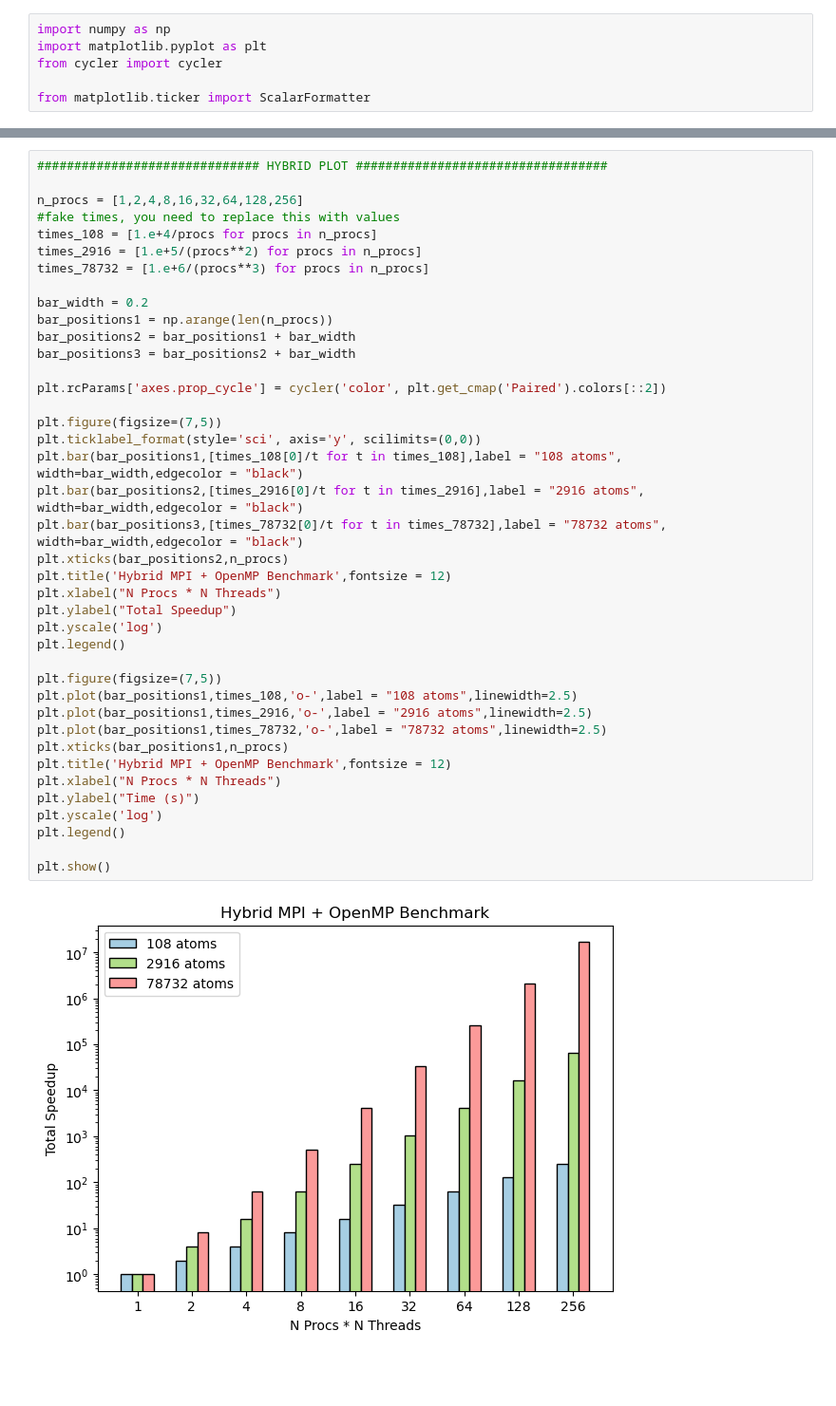
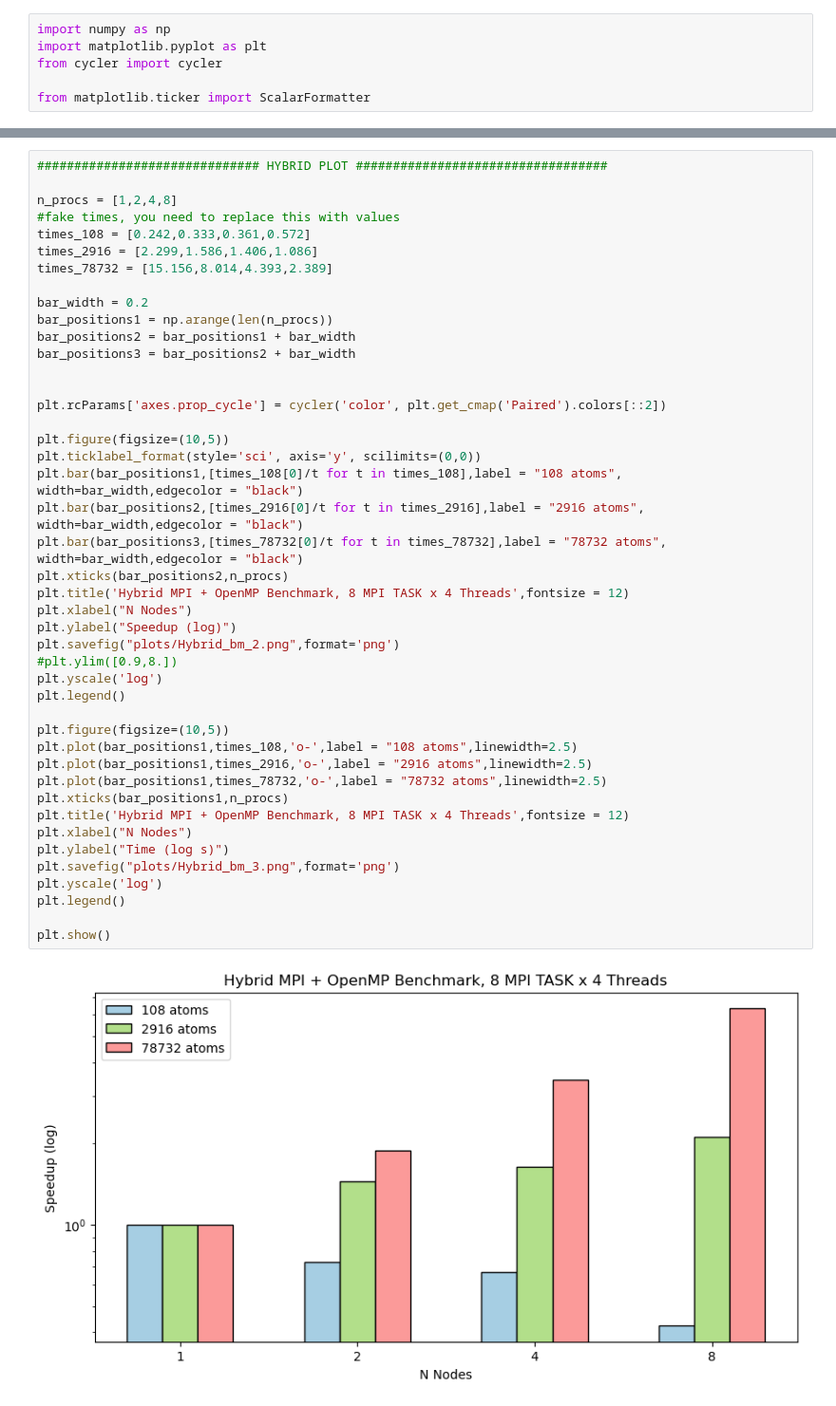
Before and after one commit to martitors/MRM_ljmd, a Jupyter notebook: Plots.ipynb, the cells around one changed output, grey strips where cells are left out. Shown: that part at 95% size. Cells and saved outputs as stored; diff of their text form; blank space fills up the shorter version.

Commit message:
Martina: plots updated

```diff
--- a/Plots.ipynb
+++ b/Plots.ipynb
@@ -145,42 +170,46 @@ plt.show()
 # %%
 ############################## HYBRID PLOT ##################################
 
-n_procs = [1,2,4,8,16,32,64,128,256]
+n_procs = [1,2,4,8]
 #fake times, you need to replace this with values
-times_108 = [1.e+4/procs for procs in n_procs]
-times_2916 = [1.e+5/(procs**2) for procs in n_procs]
-times_78732 = [1.e+6/(procs**3) for procs in n_procs]
+times_108 = [0.242,0.333,0.361,0.572]
+times_2916 = [2.299,1.586,1.406,1.086]
+times_78732 = [15.156,8.014,4.393,2.389]
 
 bar_width = 0.2
 bar_positions1 = np.arange(len(n_procs))
 bar_positions2 = bar_positions1 + bar_width
 bar_positions3 = bar_positions2 + bar_width
 
+
 plt.rcParams['axes.prop_cycle'] = cycler('color', plt.get_cmap('Paired').colors[::2])
 
-plt.figure(figsize=(7,5))
+plt.figure(figsize=(10,5))
 plt.ticklabel_format(style='sci', axis='y', scilimits=(0,0))
 plt.bar(bar_positions1,[times_108[0]/t for t in times_108],label = "108 atoms", width=bar_width,edgecolor = "black")
 plt.bar(bar_positions2,[times_2916[0]/t for t in times_2916],label = "2916 atoms", width=bar_width,edgecolor = "black")
 plt.bar(bar_positions3,[times_78732[0]/t for t in times_78732],label = "78732 atoms", width=bar_width,edgecolor = "black")
 plt.xticks(bar_positions2,n_procs)
-plt.title('Hybrid MPI + OpenMP Benchmark',fontsize = 12)
-plt.xlabel("N Procs * N Threads")
-plt.ylabel("Total Speedup")
+plt.title('Hybrid MPI + OpenMP Benchmark, 8 MPI TASK x 4 Threads',fontsize = 12)
+plt.xlabel("N Nodes")
+plt.ylabel("Speedup (log)")
+plt.savefig("plots/Hybrid_bm_2.png",format='png')
+#plt.ylim([0.9,8.])
 plt.yscale('log')
 plt.legend()
 
-plt.figure(figsize=(7,5))
+plt.figure(figsize=(10,5))
 plt.plot(bar_positions1,times_108,'o-',label = "108 atoms",linewidth=2.5)
 plt.plot(bar_positions1,times_2916,'o-',label = "2916 atoms",linewidth=2.5)
 plt.plot(bar_positions1,times_78732,'o-',label = "78732 atoms",linewidth=2.5)
 plt.xticks(bar_positions1,n_procs)
-plt.title('Hybrid MPI + OpenMP Benchmark',fontsize = 12)
-plt.xlabel("N Procs * N Threads")
-plt.ylabel("Time (s)")
+plt.title('Hybrid MPI + OpenMP Benchmark, 8 MPI TASK x 4 Threads',fontsize = 12)
+plt.xlabel("N Nodes")
+plt.ylabel("Time (log s)")
+plt.savefig("plots/Hybrid_bm_3.png",format='png')
 plt.yscale('log')
 plt.legend()
 
 plt.show()
 # %% [output]
-[figure, old version]
+[figure, new version]
```
Also changed, not shown: parts of 7 cells of this notebook, 10 other files.
